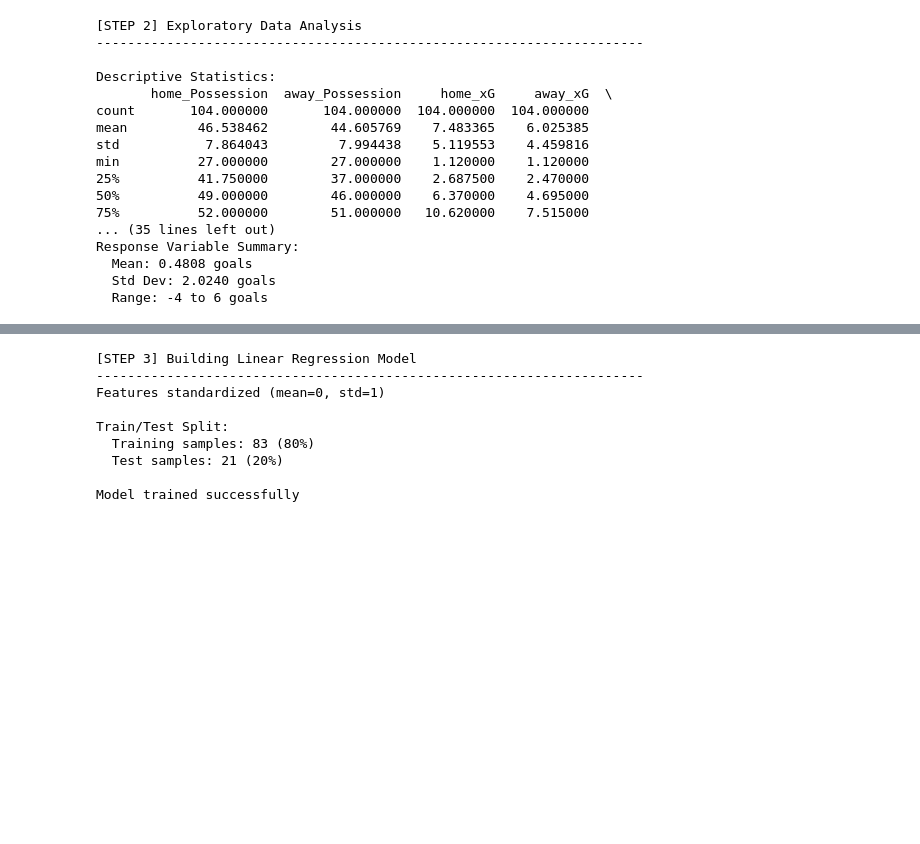
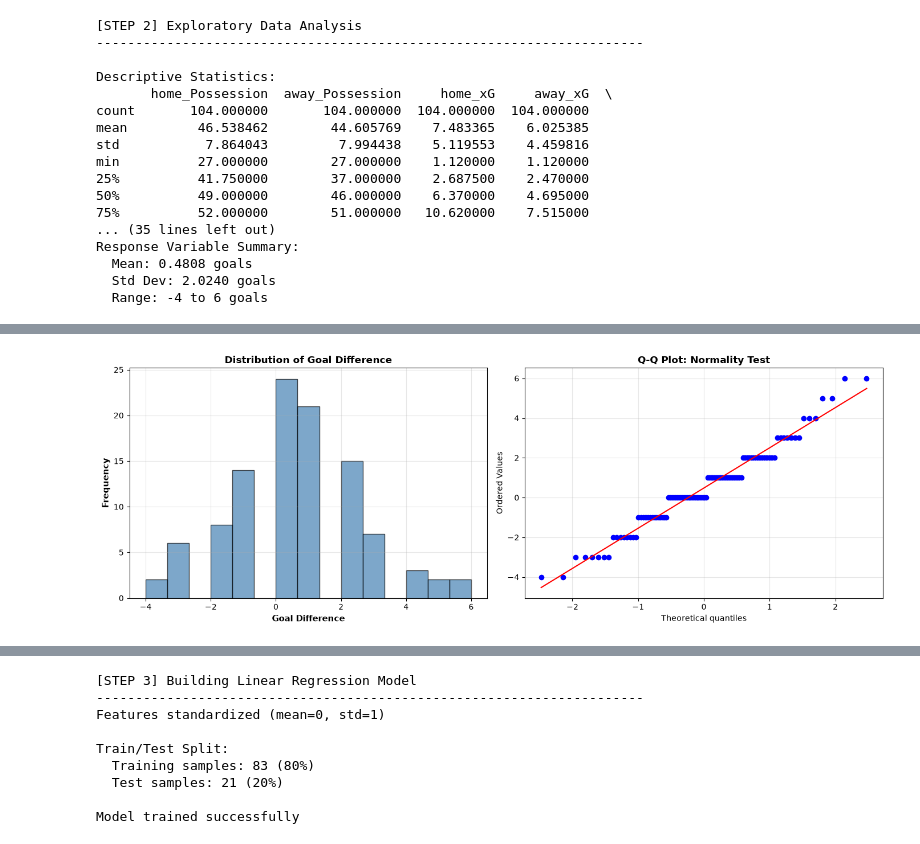
Before and after one commit to DanDooLoo/HIT140_Assessment-2_Group23, a Jupyter notebook: LinearRegression_2_1_Final.ipynb, the cells around one changed output, grey strips where cells are left out. Saved outputs shown, nothing was run; the diff lists cells and outputs as text; code cells hidden in the pictures; blank space fills up the shorter version.

```diff
--- a/LinearRegression_2_1_Final.ipynb
+++ b/LinearRegression_2_1_Final.ipynb
@@ -133,0 +258,17 @@ Response Variable Summary:
+# %%
+# 2. Response Distribution [Figure 2]
+fig, axes = plt.subplots(1, 2, figsize=(14, 5))
+
+axes[0].hist(y, bins=15, color='steelblue', edgecolor='black', alpha=0.7)
+axes[0].set_xlabel('Goal Difference', fontsize=11, fontweight='bold')
+axes[0].set_ylabel('Frequency', fontsize=11, fontweight='bold')
+axes[0].set_title('Distribution of Goal Difference', fontsize=12, fontweight='bold')
+axes[0].grid(alpha=0.3)
+
+st.probplot(y, dist="norm", plot=axes[1])
+axes[1].set_title('Q-Q Plot: Normality Test', fontsize=12, fontweight='bold')
+axes[1].grid(alpha=0.3)
+
+plt.tight_layout()
+# %% [output]
+[figure, added]
```
Also changed, not shown: parts of 23 cells of this notebook.
